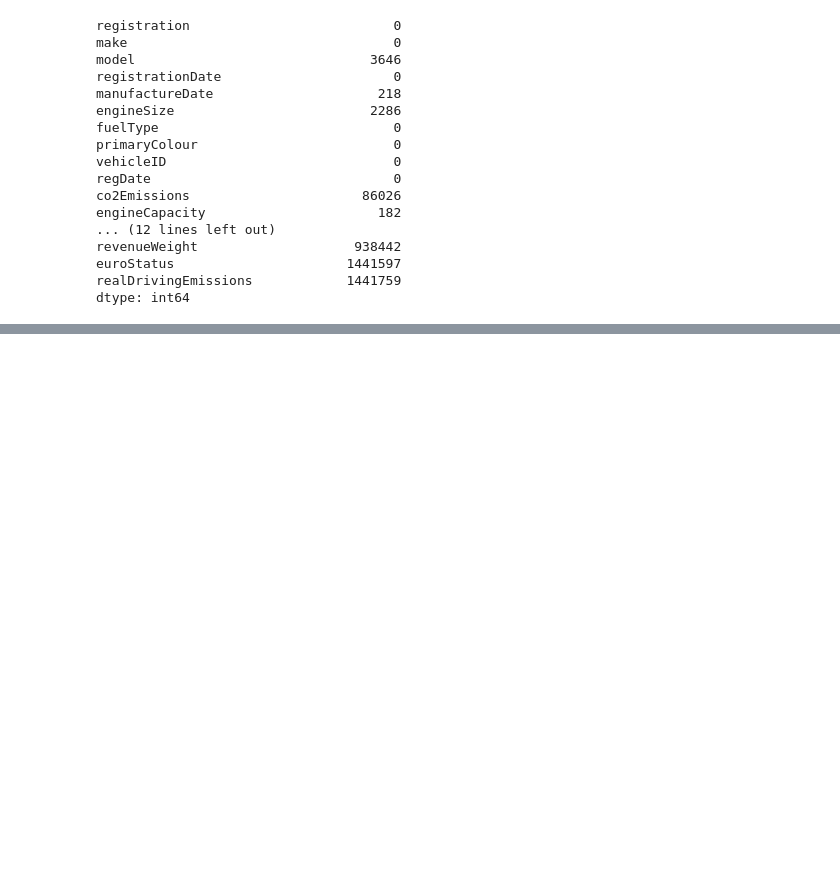
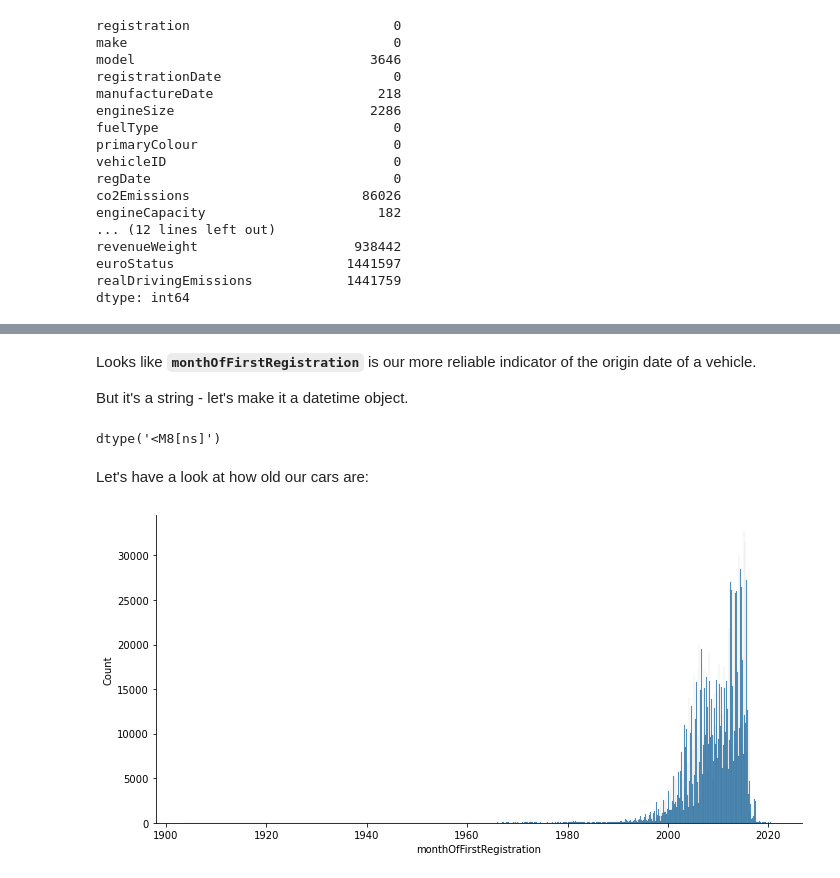
Before and after one commit to New-AutoMotive/BN_vehicle_data_experiments, a Jupyter notebook: 6) VES meet MOT.ipynb, the cells around one changed output, grey strips where cells are left out. Drawn from its saved outputs; the diff is of its cells as text; code cells hidden in the pictures; blank space fills up the shorter version.

```diff
--- a/6) VES meet MOT.ipynb
+++ b/6) VES meet MOT.ipynb
@@ -98,6 +98,14 @@ realDrivingEmissions|STRING|
 artEndDate|STRING|
 # %% [markdown]
 ### Pull the data into pandas
+# %%
+# Authenticate with google
+project_id = 'rugged-baton-283921'
+credentials = service_account.Credentials.from_service_account_file('rugged-baton-283921-5706f65c85fe.json')
+
+# Instantiating the bigquery client
+bqclient = bigquery.Client(credentials=credentials, project=project_id,)
+bqstorageclient = bigquery_storage.BigQueryReadClient(credentials=credentials)
 # %%
 # We're going to leave out one or two fields, but we'll take almost everything.
 sql = """
@@ -109,3 +115,5 @@ df = pandas_gbq.read_gbq(sql, project_id='rugged-baton-283921', credentials = cr
+# %%
+df = (bqclient.query(sql).result().to_dataframe(bqstorage_client=bqstorageclient, progress_bar_type='tqdm'))
 # %% [markdown]
 A first look at the suggests all is well. "
 # %%
@@ -140,6 +142,10 @@ revenueWeight                                object
 euroStatus                                   object
 realDrivingEmissions                         object
 dtype: object
+# %%
+df['co2Emissions'] = df['co2Emissions'].apply(lambda x: pd.to_numeric(x))
+df['engineCapacity'] = df['engineCapacity'].apply(lambda x: pd.to_numeric(x))
+df['revenueWeight'] = df['revenueWeight'].apply(lambda x: pd.to_numeric(x))
 # %%
 df.isna().sum()
 # %% [output]
@@ -162,0 +225,18 @@ dtype: int64
+# %% [markdown]
+Looks like **`monthOfFirstRegistration`** is our more reliable indicator of the origin date of a vehicle.
+
+But it's a string - let's make it a datetime object.
+# %%
+df['monthOfFirstRegistration'] = df['monthOfFirstRegistration'].apply(lambda x: datetime.datetime.strptime(x, '%Y-%m'))
+# %%
+df['monthOfFirstRegistration'].dtypes
+# %% [output]
+dtype('<M8[ns]')
+# %% [markdown]
+Let's have a look at how old our cars are:
+# %%
+ax = sns.displot(data=df, x='monthOfFirstRegistration', aspect=2, height=5)
+# plt.figure(dpi=300)
+plt.savefig('dis_firstreg.png')
+# %% [output]
+[figure, added]
```
Also changed, not shown: parts of 45 cells of this notebook, 1 other file.
